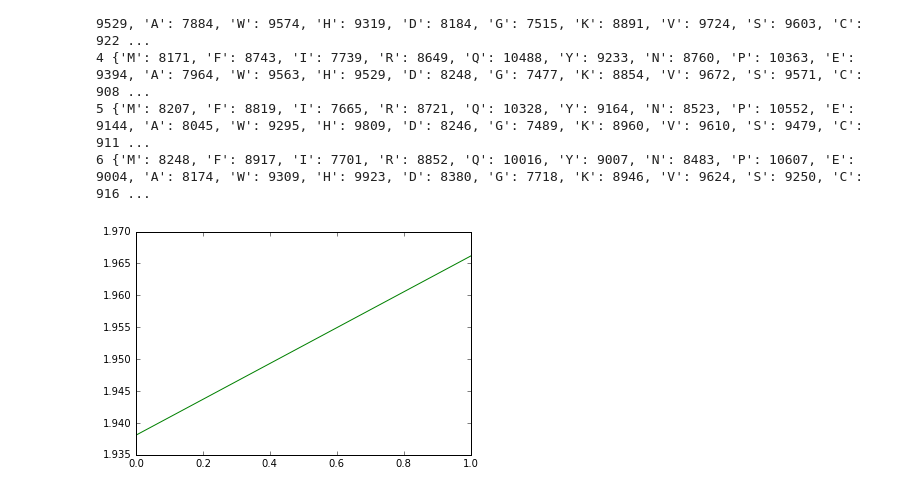
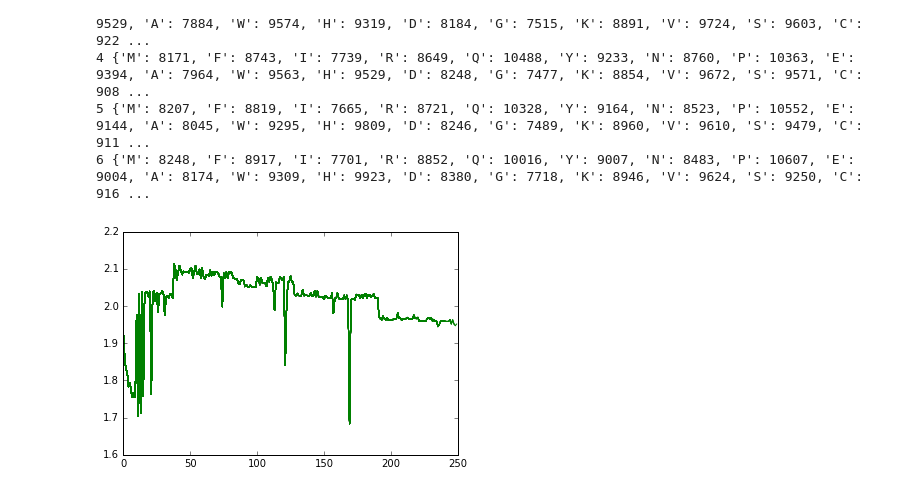
Before and after one commit to Markusli/text_algorithms, a Jupyter notebook: Untitled.ipynb, the cells around one changed output. Saved outputs shown, nothing was run; the diff lists cells and outputs as text; code cells hidden in the pictures.

```diff
--- a/Untitled.ipynb
+++ b/Untitled.ipynb
@@ -249,18 +249,20 @@ def crossover_at_index(individual1,individual2):
 candidates = pd.read_csv('data/specs_out.txt',sep='\t')['Pat?()'].values
 # %%
 individuals = [list(x) for x in candidates if len(x) == PEPTIDE_LENGTH]
-initial_individuals = individuals[:]
-CANDIDATES = 175
-GENERATIONS = 50
+initial_individuals = np.array(individuals[:],dtype='<U6')
+#initial_individuals = individuals[:]
+
+POPULATION_SIZE = 200
+GENERATIONS = 250
 FILE_LENGTH = df.shape[0]
 MISMATCHES = '1'
 scores = []
 keepBest = 0.15
 keepOld = 0.40
-howManyToMutate = 0.22
+howManyToMutate = 0.025
 similarityThreshold = 0.95
 fileLength = file_len(filename)
-fileLengthThreshold = 0.05
+fileLengthThreshold = 0.025
 matchesThreshold = fileLength*fileLengthThreshold
 
 with Parallel(n_jobs=3) as parallel:
@@ -272,8 +274,7 @@ with Parallel(n_jobs=3) as parallel:
     rowArrays = [0] * len(individuals)
     similarityMatrix = np.zeros([len(individuals),len(individuals)])
     for iteration in range(GENERATIONS):
-
-        """
+        #MERGE OF SIMILAR
         for i in range(similarityMatrix.shape[0]):
             similarityMatrix[i,i] = 0
             if matches[i] >= matchesThreshold:
@@ -281,7 +282,6 @@ with Parallel(n_jobs=3) as parallel:
                 similarityMatrix[:,i] = 0
         while np.any(similarityMatrix > similarityThreshold):
             row,column = np.unravel_index(similarityMatrix.argmax(), similarityMatrix.shape)
-            print(row,column)
             smallerRegexp = individuals[row]
             biggerRegexp = individuals[column]
             combinedRegexp = []
@@ -304,10 +304,15 @@ with Parallel(n_jobs=3) as parallel:
             similarityMatrix[:,row] = 0
             similarityMatrix[column,:] = 0
             similarityMatrix[:,column] = 0
-        """
+        #END OF MERGE OF SIMILAR
 
-        print(1)
-        #print('Added ind: ',individuals[column])
+        #MUTATION
+        indicesToMutate = np.random.choice(range(len(individuals)), howManyToMutate*len(individuals))
+        individuals[indicesToMutate] = np.array([mutate(x) for x in individuals[indicesToMutate]])
+        newIndividuals[indicesToMutate] = 1
+        #END OF MUTATION
+
+        #CALCULATION OF NEW MEASURES
         grepResults = parallel(delayed(grepWithLineNumbers)(filename,MISMATCHES,individual) for individual in individuals[newIndividuals ==1])
         nrOfStrings[newIndividuals == 1] = parallel(delayed(possible_strings)(individual) for individual in individuals[newIndividuals ==1])
         matchesResult = []
@@ -322,16 +327,12 @@ with Parallel(n_jobs=3) as parallel:
 
         for idx in np.where(individualsKept==1)[0]:
             for newIdx in np.where(newIndividuals==1)[0]:
-                #DIVISION BY ZERO WARNING!!! MAX 1
-                #similarityMatrix[idx,newIdx] = len(rowArrays[idx].intersection(rowArrays[newIdx]))/max([1, min([len(rowArrays[idx]), len(rowArrays[newIdx])])])
                 similarityMatrix[idx,newIdx] = len(rowArrays[idx].intersection(rowArrays[newIdx]))/max([1, len(rowArrays[idx])])
         for idx in np.where(newIndividuals==1)[0]:
             for newIdx in np.where((newIndividuals==1) | (individualsKept==1))[0]:
-                #similarityMatrix[idx,newIdx] = len(rowArrays[idx].intersection(rowArrays[newIdx]))/max([1, min([len(rowArrays[idx]), len(rowArrays[newIdx])])])
                 similarityMatrix[idx,newIdx] = len(rowArrays[idx].intersection(rowArrays[newIdx]))/max([1, len(rowArrays[idx])])
-        print(2)
+        #END OF CALCULATION OF NEW MEASURES
 
-        #print('Added ind: ',individuals[column])
         #BEGINNING (OF THE END) OF DELETION OF UNNECESSARY!!!!!!
         matches = matches[(newIndividuals == 1) | (individualsKept == 1)]
         nrOfStrings = nrOfStrings[(newIndividuals == 1) | (individualsKept == 1)]
@@ -343,9 +344,8 @@ with Parallel(n_jobs=3) as parallel:
         similarityMatrix = np.delete(similarityMatrix, indicesToDelete, axis=1)
         #END OF DELETION OF UNNECESSARY!!!!!!
 
-        print(3)
 
-
+        #CALCULATION OF FITNESS
         matchesScore = (np.array(matches)/FILE_LENGTH)
         matchesScore = (matchesScore-matchesScore.min())/(matchesScore.max()-matchesScore.min())#DIVISION BY ZERO
         complexityScore = 1-(np.array(nrOfStrings)/(20**np.array(list(map(len,individuals)))))
@@ -358,21 +358,31 @@ with Parallel(n_jobs=3) as parallel:
         similarityScore = 1 - similarityScore
         fitnesses =  matchesScore + complexityScore + similarityScore
 
+        weigths = fitnesses
+        weigths = weigths/weigths.sum()
+        #END OF CALCULATION OF FITNESS
 
+        #DONORS INTO POPULATION
 
+        populationSizeToAdd = POPULATION_SIZE - len(individuals)
+        donor_indexes = np.random.choice(range(len(initial_individuals)), populationSizeToAdd,replace=False)
+        donors_from_initial = initial_individuals[donor_indexes]
+
+        individuals = np.insert(individuals, (len(individuals),) * populationSizeToAdd, donors_from_initial, axis=0)
+        similarityMatrix = np.insert(similarityMatrix, (similarityMatrix.shape[1],) * populationSizeToAdd, 0, axis=1)
+        similarityMatrix = np.insert(similarityMatrix, (similarityMatrix.shape[0],) * populationSizeToAdd, 0, axis=0)
+        matches = np.insert(matches, (len(matches),) * populationSizeToAdd, 0, axis=0)
+        nrOfStrings = np.insert(nrOfStrings, (len(nrOfStrings),) * populationSizeToAdd, 0, axis=0)
+        rowArrays = list(np.insert(rowArrays, (len(rowArrays),) * populationSizeToAdd, set(), axis=0))
         #individualsKept = np.zeros(len(individuals))
         individualsKept = np.ones(len(individuals))
         newIndividuals = np.zeros(len(individuals))
-
-        #idx_next_gen = fitnesses>np.mean(fitnesses)
-        weigths = fitnesses#[idx_next_gen]
-        weigths = weigths/weigths.sum()
-        #goodEnough = individuals[idx_next_gen]
-        print(4)
+        newIndividuals[:-populationSizeToAdd] = 1
+        #END OF DONORS INTO POPULATION
 
         """
 
-        kept = max([keepBest*CANDIDATES, keepBest*len(individuals)])
+        kept = max([keepBest*POPULATION_SIZE, keepBest*len(individuals)])
         indicesToKeep = np.argsort(weigths)[::-1][:kept]
         individualsKept[indicesToKeep] = 1
         indicePairs = []
@@ -381,45 +391,35 @@ with Parallel(n_jobs=3) as parallel:
             i1 = index
             i2 = np.random.choice(list(range(len(individuals))),1,replace=False,p=weigths)[0]
             indicePairs.append((i1,i2))
             individualsKept[[i1,i2]] = 1
-        print(5)
 
-        while np.sum(individualsKept) < max([keepOld*CANDIDATES, keepOld*len(individuals)]):
+        while np.sum(individualsKept) < max([keepOld*POPULATION_SIZE, keepOld*len(individuals)]):
             i1,i2 = np.random.choice(list(range(len(individuals))),2,replace=False,p=weigths)
             indicePairs.append((i1,i2))
             individualsKept[[i1,i2]] = 1
-            #if np.sum(individualsKept) > max([0.45*CANDIDATES, 0.45*len(individuals)]):
+            #if np.sum(individualsKept) > max([0.45*POPULATION_SIZE, 0.45*len(individuals)]):
             #    individualsKept[[i1,i2]] = 0
             #    indicePairs = indicePairs[:-1]
-        print(6)
 
         for indicePair in indicePairs:
             c1=individuals[indicePair[0]]
             c2=individuals[indicePair[1]]
             indices = np.argsort(individualsKept)[:2]
             individualsKept[indices] = 1
             individuals[indices] = crossover_at_index(c1, c2)
             newIndividuals[indices] = 1
-        print(7)
         """
-
-
-        #indicesToMutate = np.random.choice(np.argsort(individualsKept)[:np.sum(individualsKept)][::-1], howManyToMutate*len(individuals))
-        print(len(individuals))
-        indicesToMutate = np.random.choice(range(len(individuals)), howManyToMutate*len(individuals))
-        individuals[indicesToMutate] = np.array([mutate(x) for x in individuals[indicesToMutate]])
-        newIndividuals[indicesToMutate] = 1
-        print(8)
 
         current_score = np.mean(fitnesses)#calculated based on old population
         scores.append(current_score)
         #if iteration % 10 == 0:
-        pl.plot(list(range(len(scores))),scores)
+        pl.plot(list(range(len(scores))),scores, color='green')
         display.clear_output(wait=True)
         display.display(pl.gcf())
         print(len(individuals))
+        print(populationSizeToAdd)
         #print(individuals)
         #print(individuals[indicesToMutate])
         time.sleep(1.0)
 # %% [output]
-[figure, old version]
+[figure, new version]
```
Also changed, not shown: parts of 3 cells of this notebook.
